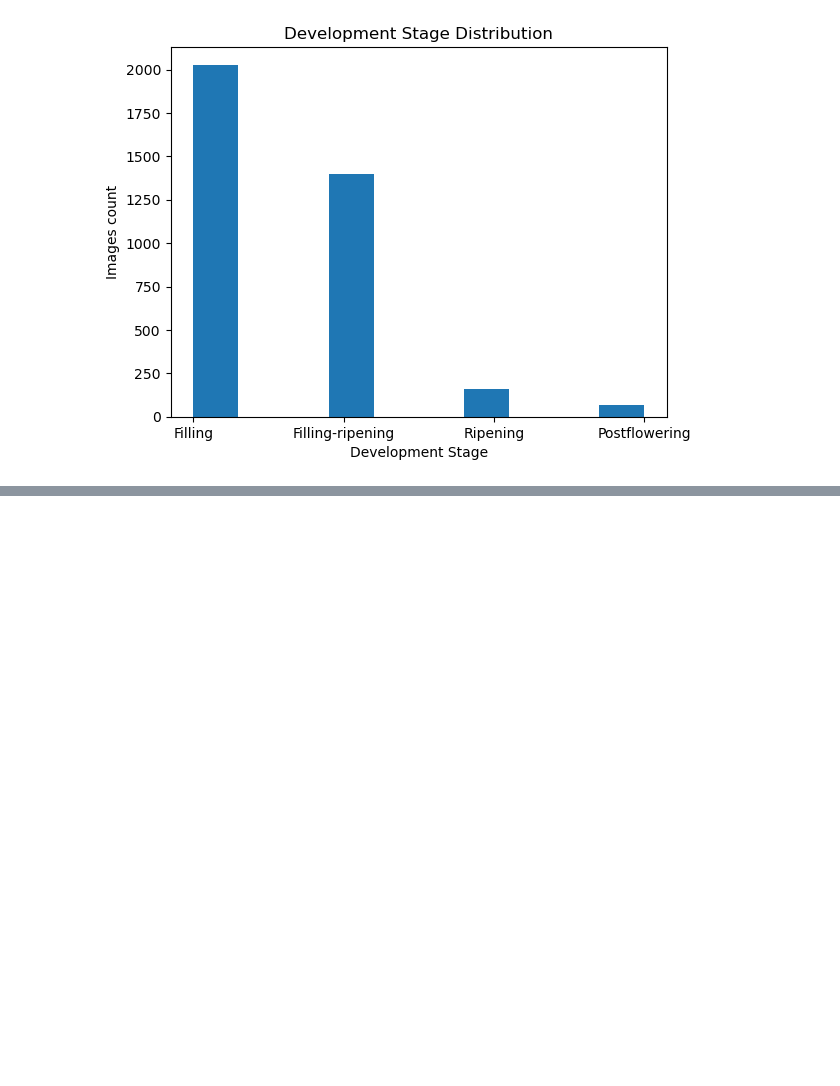
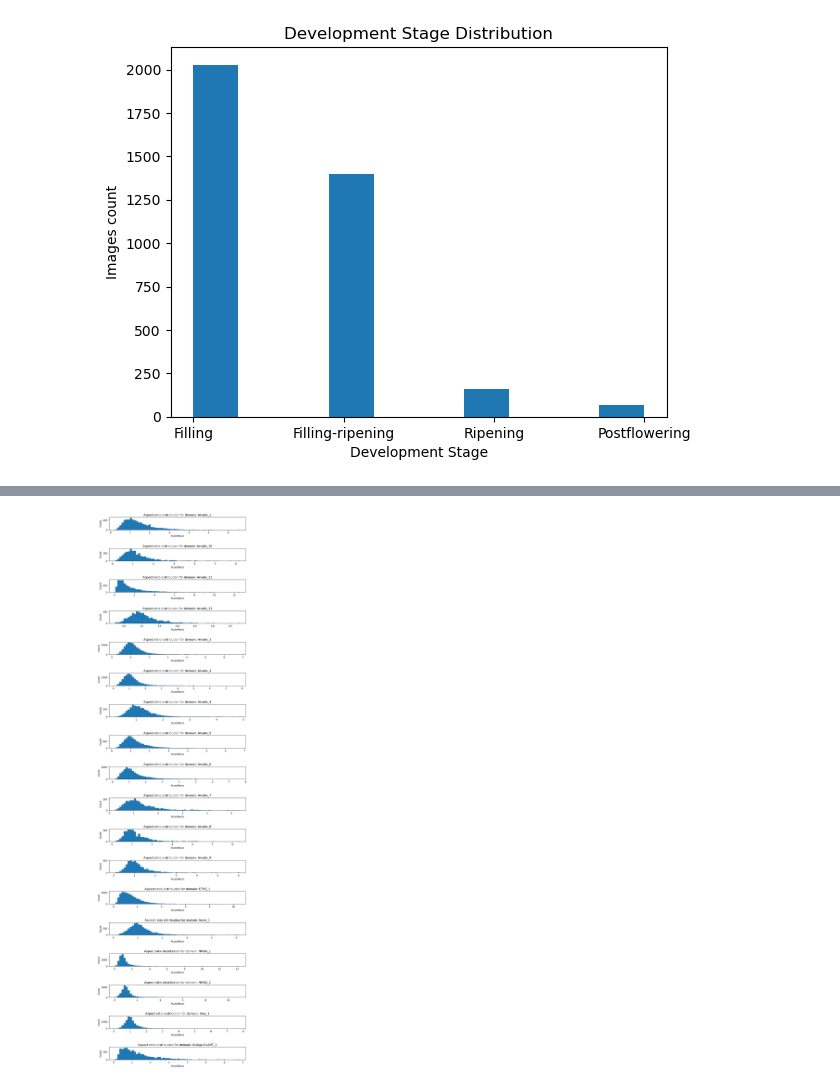
Before and after one commit to JakubSzukala/jszukala-masters-degree-proj, a Jupyter notebook: data/scripts/data_analysis.ipynb, the cells around one changed output, grey strips where cells are left out. Drawn from its saved outputs; the diff is of its cells as text; code cells hidden in the pictures; blank space fills up the shorter version.

```diff
--- a/data/scripts/data_analysis.ipynb
+++ b/data/scripts/data_analysis.ipynb
@@ -294,3 +294,13 @@ for domain in np.unique(bbox_df['domain']):
     outliers = data[(data['AspectRatio'] < lower_bound) | (data['AspectRatio'] > upper_bound)]
     aspect_ratio_outliers_accumulated = pd.concat([aspect_ratio_outliers_accumulated, outliers.reset_index()])
     aspect_ratio_outliers_accumulated.loc[:, ['image_name', 'Box', 'domain']].to_csv('aspect_ratio_outliers.csv', index=False)
+# %%
+fig, axes = plt.subplots(np.unique(bbox_df['domain']).shape[0], 1, figsize=(10, 40))
+for i, domain in enumerate(np.unique(bbox_df['domain'])):
+    axes[i].hist(bbox_df.loc[bbox_df['domain'] == domain]['AspectRatio'], bins=60)
+    axes[i].set_title('Aspect ratio distribution for domain: ' + domain)
+    axes[i].set_xlabel('AspecRatio')
+    axes[i].set_ylabel('Count')
+plt.subplots_adjust(hspace=1.5)
+# %% [output]
+[figure, added]
```
Also changed, not shown: parts of 5 cells of this notebook.
